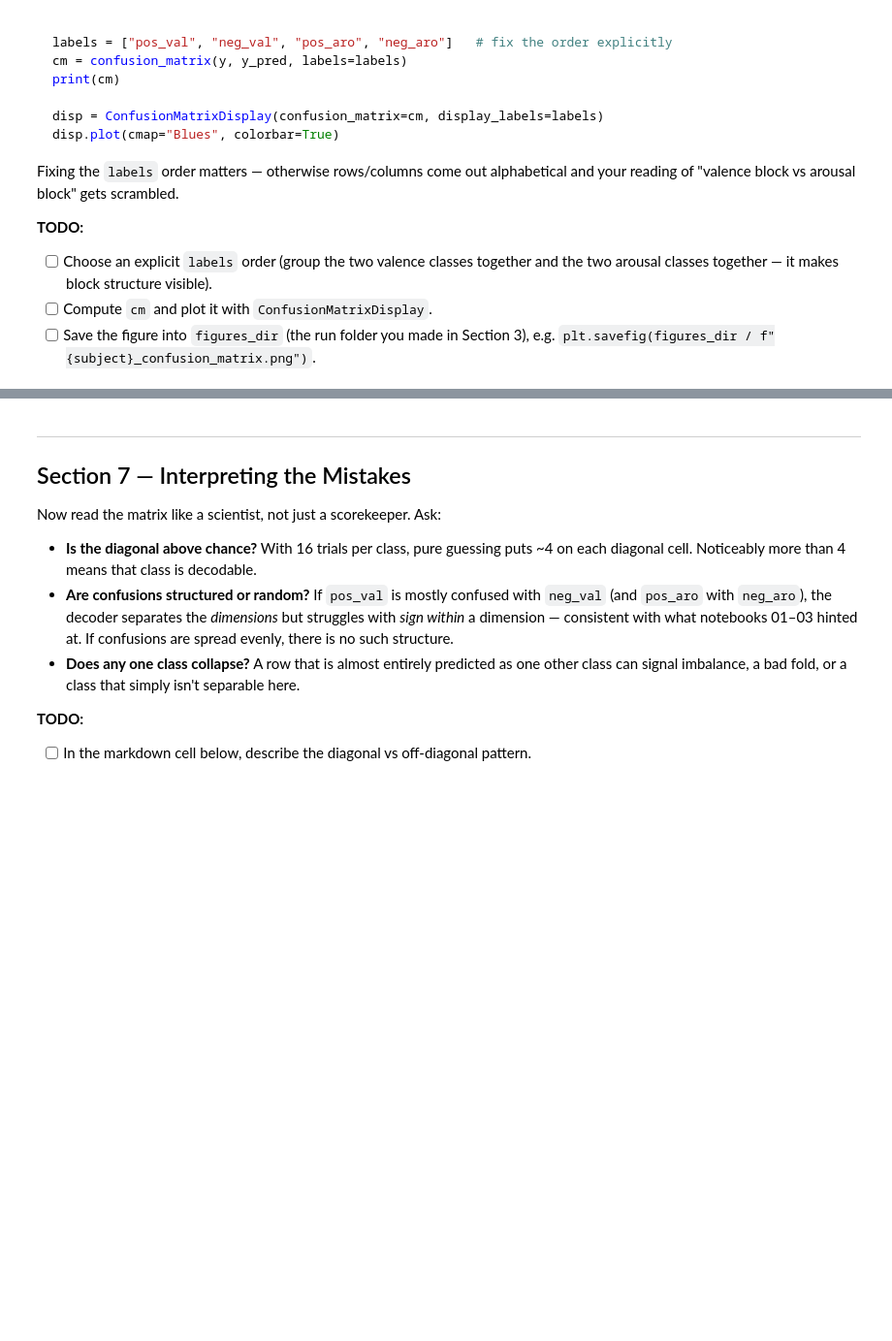
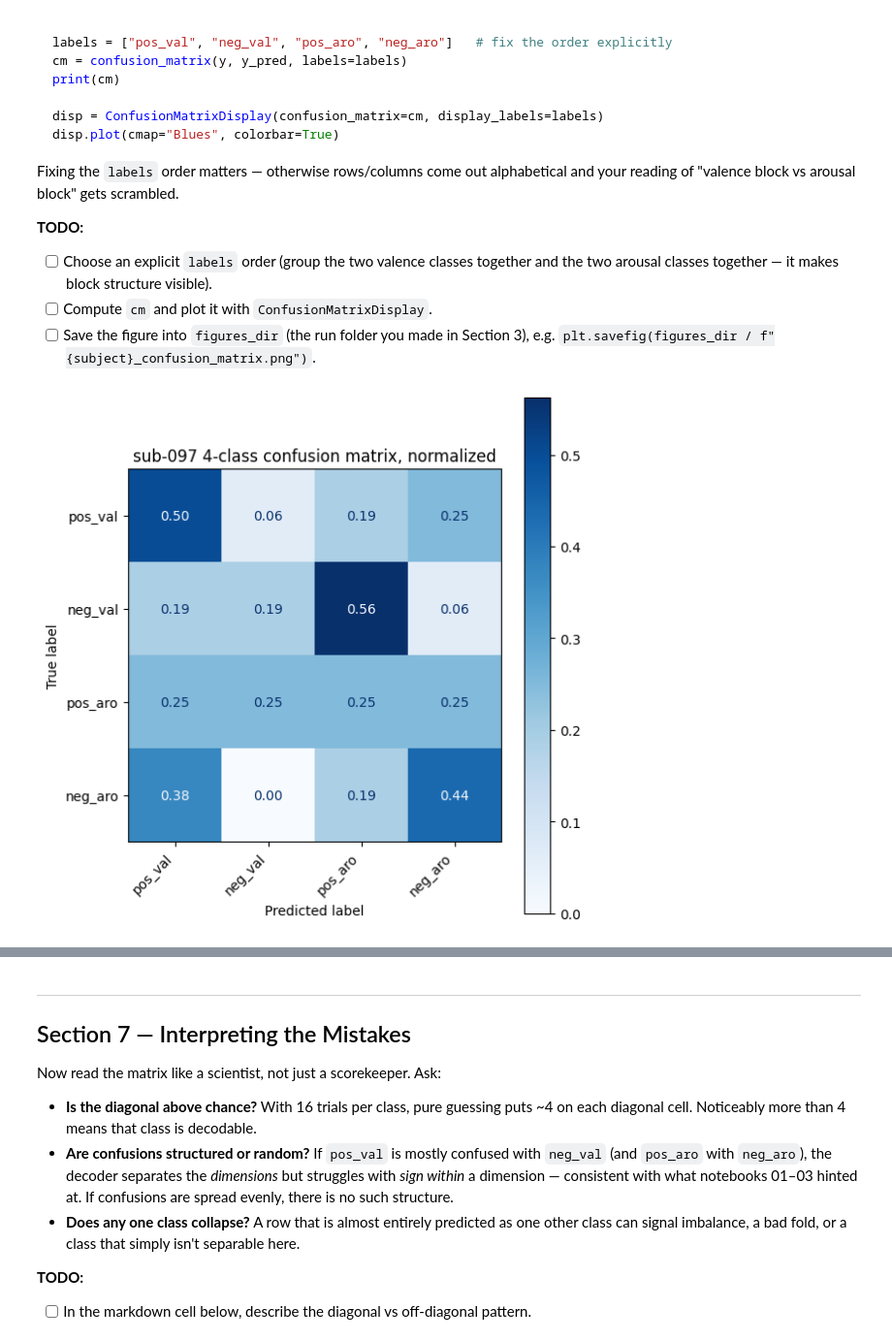
Before and after one commit to jeswhite/ManzaRotationAnalysis, a Jupyter notebook: code/decoding/04_multiclass_decoder.ipynb, the cells around one changed output, grey strips where cells are left out. Shown at 97% size. Saved outputs shown, nothing was run; the diff lists cells and outputs as text; code cells hidden in the pictures; blank space fills up the shorter version.

```diff
--- a/code/decoding/04_multiclass_decoder.ipynb
+++ b/code/decoding/04_multiclass_decoder.ipynb
@@ -77,9 +77,17 @@ decoding_dir = project_dir / "Analysis" / "outputs" / subject / "decoding"
 tables_dir   = decoding_dir / "tables"
 
 # TODO: read tables_dir / f"{subject}_decoder_4class.csv" into `table`
+table = pd.read_csv(tables_dir / f"{subject}_decoder_4class.csv")
+
 # TODO: check 16 per class with table["label"].value_counts()
+table["label"].value_counts()
 # TODO: build imgs, y, groups from the path / label / groups columns (.tolist())
+imgs = table["path"].tolist()
+y = table["label"].tolist()
+groups = table["groups"].tolist()
+
 # TODO: assert len(imgs) == len(y) == len(groups)
+assert(len(imgs)==len(y)==len(groups))
 # %% [markdown]
 ---
 ## Section 3 — Set Up a Run Folder for This Classifier
@@ -263,10 +415,87 @@ and your reading of "valence block vs arousal block" gets scrambled.
 - [ ] Save the figure into `figures_dir` (the run folder you made in Section 3),
       e.g. `plt.savefig(figures_dir / f"{subject}_confusion_matrix.png")`.
 # %%
-from sklearn.metrics import confusion_matrix, ConfusionMatrixDisplay
+from sklearn.metrics import confusion_matrix, ConfusionMatrixDisplay, accuracy_score
 import matplotlib.pyplot as plt
+import pandas as pd
 
-# TODO: labels = [...]   # explicit order; group valence together, arousal together
-# TODO: cm = confusion_matrix(y, y_pred, labels=labels)
-# TODO: ConfusionMatrixDisplay(...).plot(...)
-# TODO: save to decoding/figures/
+# Explicit label order: valence classes together, arousal classes together
+labels = ["pos_val", "neg_val", "pos_aro", "neg_aro"]
+
+# Build confusion matrix
+cm = confusion_matrix(y, y_pred, labels=labels)
+cm_norm = confusion_matrix(
+    y,
+    y_pred,
+    labels=labels,
+    normalize="true",
+)
+
+disp = ConfusionMatrixDisplay(
+    confusion_matrix=cm_norm,
+    display_labels=labels,
+)
+
+fig, ax = plt.subplots(figsize=(6, 6))
+
+disp.plot(
+    cmap="Blues",
+    colorbar=True,
+    ax=ax,
+    values_format=".2f",
+)
+
+ax.set_title(f"{subject} 4-class confusion matrix, normalized")
+plt.xticks(rotation=45, ha="right")
+plt.tight_layout()
+
+norm_fig_path = figures_dir / f"{subject}_4class_confusion_matrix_normalized.png"
+plt.savefig(norm_fig_path, dpi=300, bbox_inches="tight")
+
+plt.show()
+
+print(f"Saved normalized confusion matrix to: {norm_fig_path}")
+print("Confusion matrix:")
+print(cm)
+
+# Overall 4-way accuracy
+accuracy = accuracy_score(y, y_pred)
+print(f"\n4-way accuracy: {accuracy:.3f}")
+print("Chance level: 0.250")
+
+# Plot confusion matrix
+disp = ConfusionMatrixDisplay(
+    confusion_matrix=cm,
+    display_labels=labels,
+)
+
+fig, ax = plt.subplots(figsize=(6, 6))
+
+disp.plot(
+    cmap="Blues",
+    colorbar=True,
+    ax=ax,
+    values_format="d",
+)
+
+ax.set_title(f"{subject} 4-class confusion matrix")
+
+plt.xticks(rotation=45, ha="right")
+plt.tight_layout()
+
+# Save figure
+confusion_fig_path = figures_dir / f"{subject}_percentile={screening_percentile}_4class_confusion_matrix.png"
+plt.savefig(confusion_fig_path, dpi=300, bbox_inches="tight")
+
+plt.show()
+
+print(f"Saved figure to: {confusion_fig_path}")
+
+# Optional: save the raw confusion matrix as a CSV too
+cm_df = pd.DataFrame(cm, index=labels, columns=labels)
+cm_csv_path = results_dir / f"{subject}_percentile={screening_percentile}_4class_confusion_matrix.csv"
+cm_df.to_csv(cm_csv_path)
+
+print(f"Saved matrix to: {cm_csv_path}")
+# %% [output]
+[figure, added]
```
Also changed, not shown: parts of 4 cells of this notebook.
